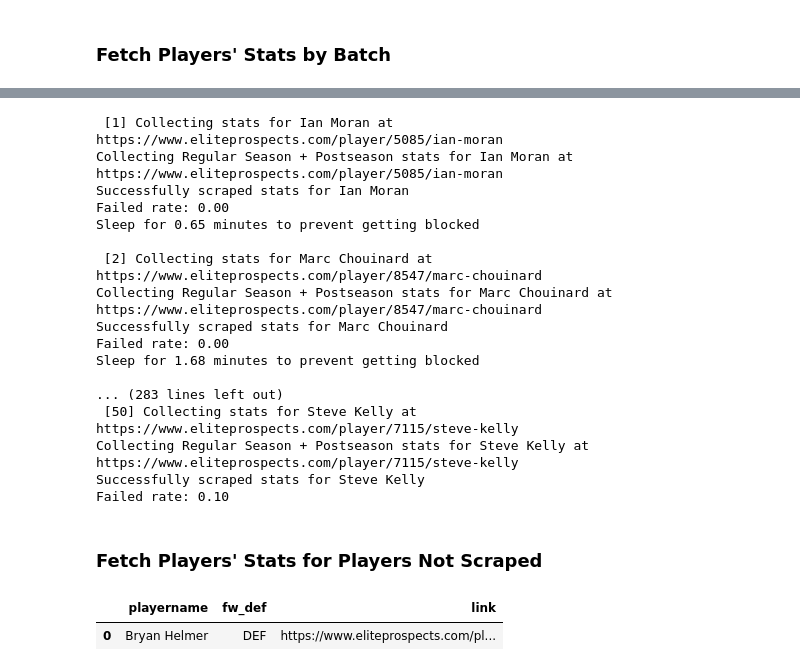
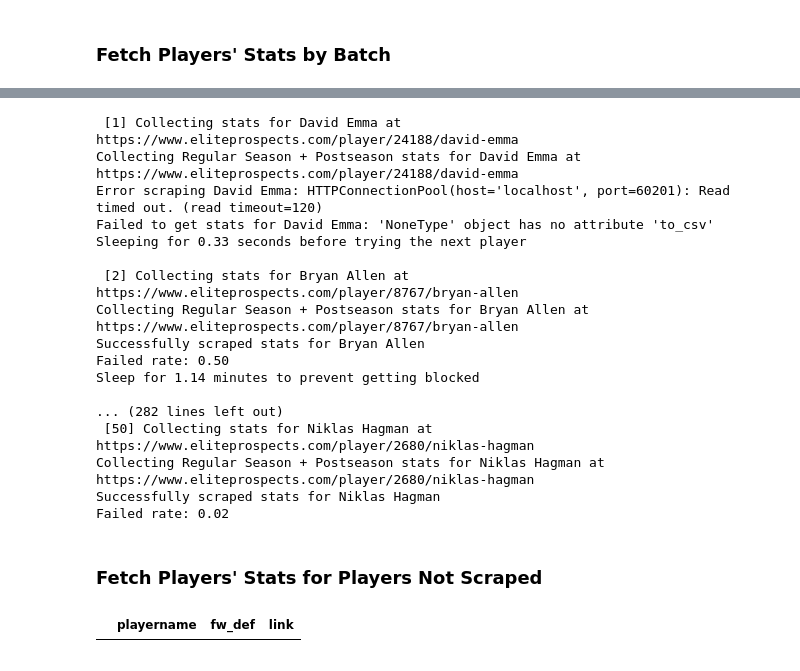
Before and after one commit to shigenogoro/NHL-Prospect-Predictor, a Jupyter notebook: eliteprospects_scraper/NHL-stats-preparation.ipynb, the cells around one changed output, grey strips where cells are left out. Saved outputs shown, nothing was run; the diff lists cells and outputs as text; code cells hidden in the pictures.

Commit message:
Scrape to 900 players

```diff
--- a/eliteprospects_scraper/NHL-stats-preparation.ipynb
+++ b/eliteprospects_scraper/NHL-stats-preparation.ipynb
@@ -189,22 +189,22 @@ Failed rate: 0.12
 # %%
-# Scrape players from 550-600
-curr_batch_metadata = nhl_players_metadata[550:600]
+# Scrape players from 850-900
+curr_batch_metadata = nhl_players_metadata[850:900]
 get_players_stats_by_batch(curr_batch_metadata)
 # %% [output]
- [1] Collecting stats for Ian Moran at https://www.eliteprospects.com/player/5085/ian-moran
-Collecting Regular Season + Postseason stats for Ian Moran at https://www.eliteprospects.com/player/5085/ian-moran
-Successfully scraped stats for Ian Moran
-Failed rate: 0.00
-Sleep for 0.65 minutes to prevent getting blocked
+ [1] Collecting stats for David Emma at https://www.eliteprospects.com/player/24188/david-emma
+Collecting Regular Season + Postseason stats for David Emma at https://www.eliteprospects.com/player/24188/david-emma
+Error scraping David Emma: HTTPConnectionPool(host='localhost', port=60201): Read timed out. (read timeout=120)
+Failed to get stats for David Emma: 'NoneType' object has no attribute 'to_csv'
+Sleeping for 0.33 seconds before trying the next player
 
- [2] Collecting stats for Marc Chouinard at https://www.eliteprospects.com/player/8547/marc-chouinard
-Collecting Regular Season + Postseason stats for Marc Chouinard at https://www.eliteprospects.com/player/8547/marc-chouinard
-Successfully scraped stats for Marc Chouinard
-Failed rate: 0.00
-Sleep for 1.68 minutes to prevent getting blocked
+ [2] Collecting stats for Bryan Allen at https://www.eliteprospects.com/player/8767/bryan-allen
+Collecting Regular Season + Postseason stats for Bryan Allen at https://www.eliteprospects.com/player/8767/bryan-allen
+Successfully scraped stats for Bryan Allen
+Failed rate: 0.50
+Sleep for 1.14 minutes to prevent getting blocked
 
-... (283 lines left out)
- [50] Collecting stats for Steve Kelly at https://www.eliteprospects.com/player/7115/steve-kelly
-Collecting Regular Season + Postseason stats for Steve Kelly at https://www.eliteprospects.com/player/7115/steve-kelly
-Successfully scraped stats for Steve Kelly
-Failed rate: 0.10
+... (282 lines left out)
+ [50] Collecting stats for Niklas Hagman at https://www.eliteprospects.com/player/2680/niklas-hagman
+Collecting Regular Season + Postseason stats for Niklas Hagman at https://www.eliteprospects.com/player/2680/niklas-hagman
+Successfully scraped stats for Niklas Hagman
+Failed rate: 0.02
@@ -218,13 +226,12 @@ if os.path.exists(output_path):
 else:
     unique_players = set()
 # %%
-# Find players in nhl_players_metadata 0-600 not in unique_players
-subset = nhl_players_metadata[0:600]
+# Find players in nhl_players_metadata 0-1000 not in unique_players
+subset = nhl_players_metadata[0:900]
 players_to_scrape = subset[~subset['playername'].isin(unique_players)].reset_index(drop=True)
 players_to_scrape
 # %% [output]
 |  | playername | fw_def | link |
-| 0 | Bryan Helmer | DEF | https://www.eliteprospects.com/pl... |
 # %%
 curr_len = len(players_to_scrape)
 # curr_len = 10
```
Also changed, not shown: parts of 12 cells of this notebook, 1 other file.
